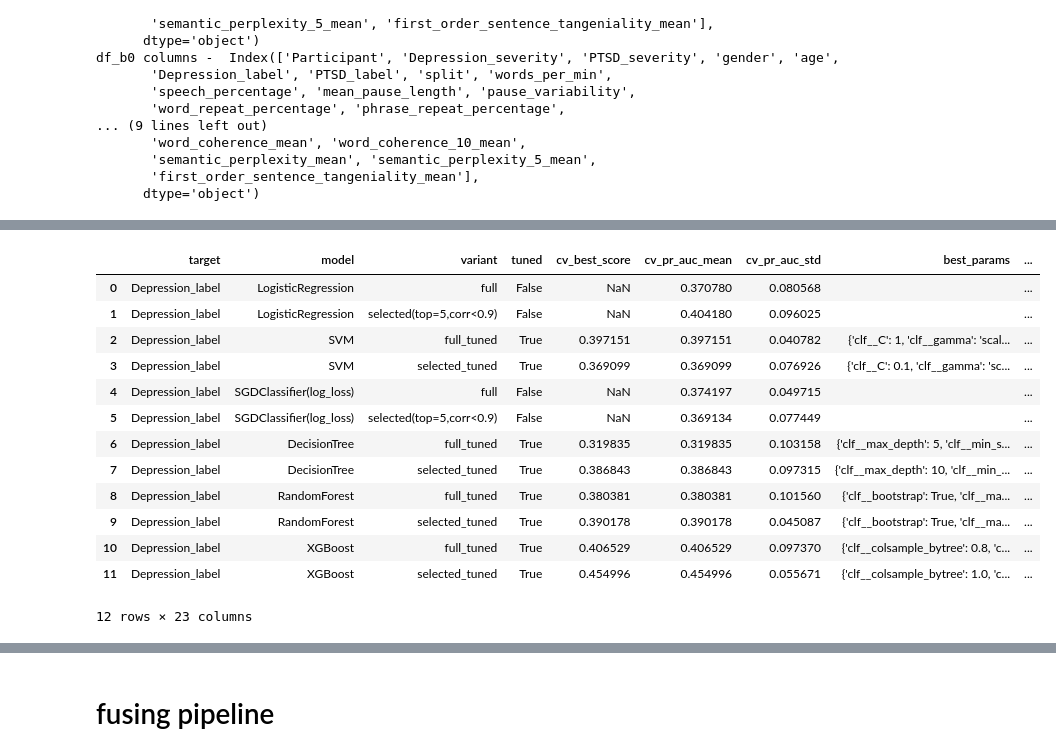
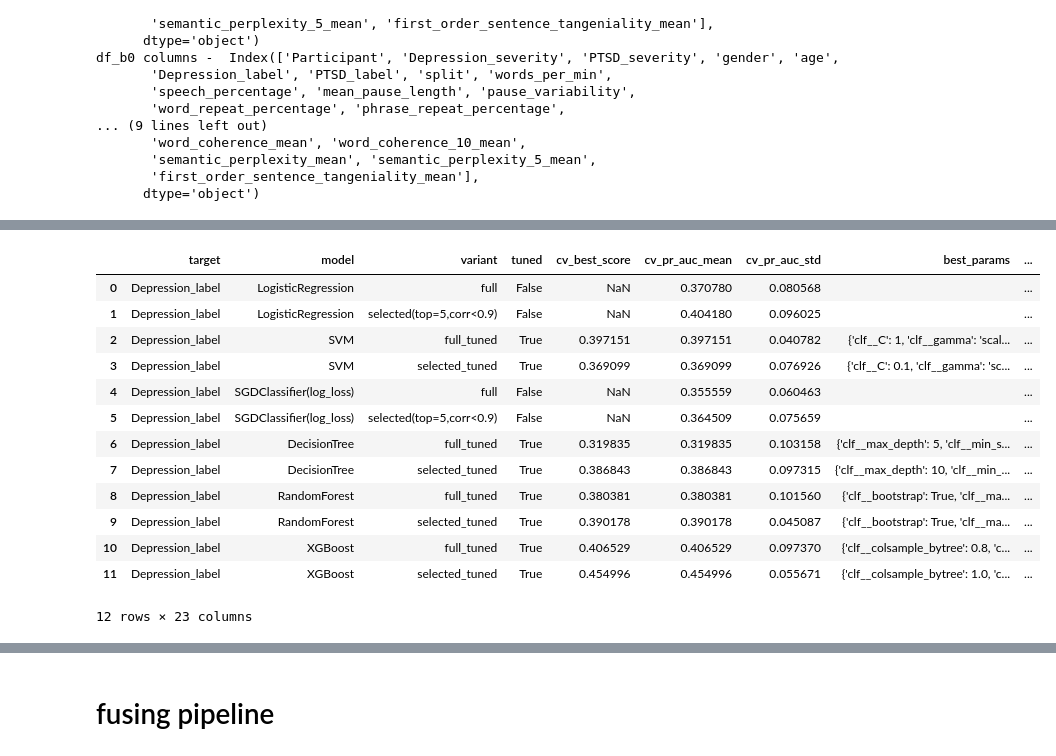
Before and after one commit to Pelmeshek1706/willis_2_airest, a Jupyter notebook: bert_eng_depress.ipynb, the cells around one changed output, grey strips where cells are left out. Drawn from its saved outputs; the diff is of its cells as text; code cells hidden in the pictures.

```diff
--- a/bert_eng_depress.ipynb
+++ b/bert_eng_depress.ipynb
@@ -1068,7 +1068,7 @@ res_b0_ptsd
 | 11 | Depression_label | XGBoost | selected_tuned | True | 0.368585 | 0.368585 | 0.082034 | {'clf__colsample_bytree': 0.8, 'c... | ... |
 12 rows × 23 columns
 # %%
-res_l_ptsd = run_models_pipeline_more_models_tuned_prauc(
+res_l_depress = run_models_pipeline_more_models_tuned_prauc(
     f"/Users/pelmeshek1706/Desktop/projects/airest_notebooks/data/dataset_L_bert_{LANGUAGE}_small_test{ITERATION}.csv",
     target_col="Depression_label",
     importance_top_k=5,
@@ -1185,14 +1185,14 @@ first_person_percentage        -0.010451        0.023023
 ... (13 outputs left out)
 # %%
-res_l_ptsd
+res_l_depress
 # %% [output]
 |  | target | model | variant | tuned | cv_best_score | cv_pr_auc_mean | cv_pr_auc_std | best_params | ... |
 | 0 | Depression_label | LogisticRegression | full | False | NaN | 0.370780 | 0.080568 |  | ... |
 | 1 | Depression_label | LogisticRegression | selected(top=5,corr<0.9) | False | NaN | 0.404180 | 0.096025 |  | ... |
 | 2 | Depression_label | SVM | full_tuned | True | 0.397151 | 0.397151 | 0.040782 | {'clf__C': 1, 'clf__gamma': 'scal... | ... |
 | 3 | Depression_label | SVM | selected_tuned | True | 0.369099 | 0.369099 | 0.076926 | {'clf__C': 0.1, 'clf__gamma': 'sc... | ... |
-| 4 | Depression_label | SGDClassifier(log_loss) | full | False | NaN | 0.374197 | 0.049715 |  | ... |
-| 5 | Depression_label | SGDClassifier(log_loss) | selected(top=5,corr<0.9) | False | NaN | 0.369134 | 0.077449 |  | ... |
+| 4 | Depression_label | SGDClassifier(log_loss) | full | False | NaN | 0.355559 | 0.060463 |  | ... |
+| 5 | Depression_label | SGDClassifier(log_loss) | selected(top=5,corr<0.9) | False | NaN | 0.364509 | 0.075659 |  | ... |
 | 6 | Depression_label | DecisionTree | full_tuned | True | 0.319835 | 0.319835 | 0.103158 | {'clf__max_depth': 5, 'clf__min_s... | ... |
 | 7 | Depression_label | DecisionTree | selected_tuned | True | 0.386843 | 0.386843 | 0.097315 | {'clf__max_depth': 10, 'clf__min_... | ... |
 | 8 | Depression_label | RandomForest | full_tuned | True | 0.380381 | 0.380381 | 0.101560 | {'clf__bootstrap': True, 'clf__ma... | ... |
```
Also changed, not shown: parts of 6 cells of this notebook, 1 other file.
